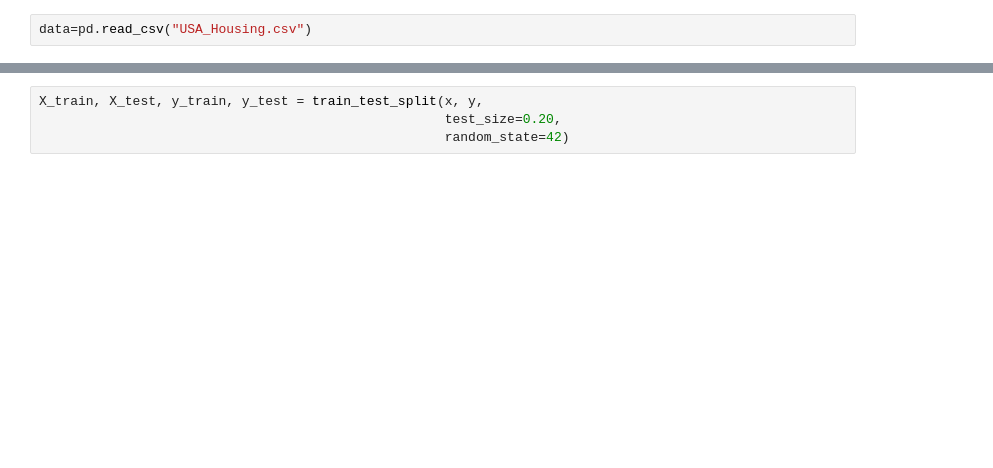
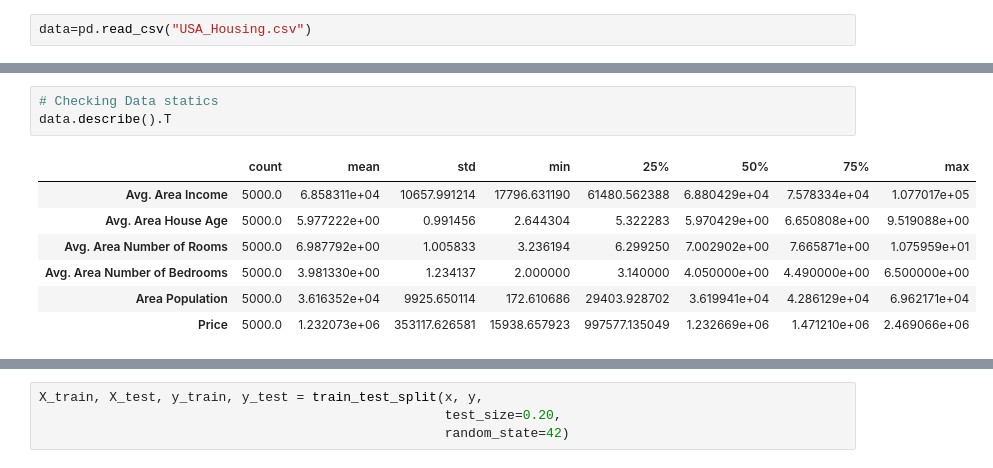
Before and after one commit to ozankutluay/home-price-ml-prediction, a Jupyter notebook: home price prediction ml model.ipynb, the cells around one changed output, grey strips where cells are left out. Cells and saved outputs as stored; diff of their text form; blank space fills up the shorter version.

```diff
--- a/home price prediction ml model.ipynb
+++ b/home price prediction ml model.ipynb
@@ -36,0 +53,11 @@ dtype: int64
+# %%
+# Checking Data statics
+data.describe().T
+# %% [output]
+|  | count | mean | std | min | 25% | 50% | 75% | max |
+| Avg. Area Income | 5000.0 | 6.858311e+04 | 10657.991214 | 17796.631190 | 61480.562388 | 6.880429e+04 | 7.578334e+04 | 1.077017e+05 |
+| Avg. Area House Age | 5000.0 | 5.977222e+00 | 0.991456 | 2.644304 | 5.322283 | 5.970429e+00 | 6.650808e+00 | 9.519088e+00 |
+| Avg. Area Number of Rooms | 5000.0 | 6.987792e+00 | 1.005833 | 3.236194 | 6.299250 | 7.002902e+00 | 7.665871e+00 | 1.075959e+01 |
+| Avg. Area Number of Bedrooms | 5000.0 | 3.981330e+00 | 1.234137 | 2.000000 | 3.140000 | 4.050000e+00 | 4.490000e+00 | 6.500000e+00 |
+| Area Population | 5000.0 | 3.616352e+04 | 9925.650114 | 172.610686 | 29403.928702 | 3.619941e+04 | 4.286129e+04 | 6.962171e+04 |
+| Price | 5000.0 | 1.232073e+06 | 353117.626581 | 15938.657923 | 997577.135049 | 1.232669e+06 | 1.471210e+06 | 2.469066e+06 |
```
Also changed, not shown: parts of 29 cells of this notebook.
